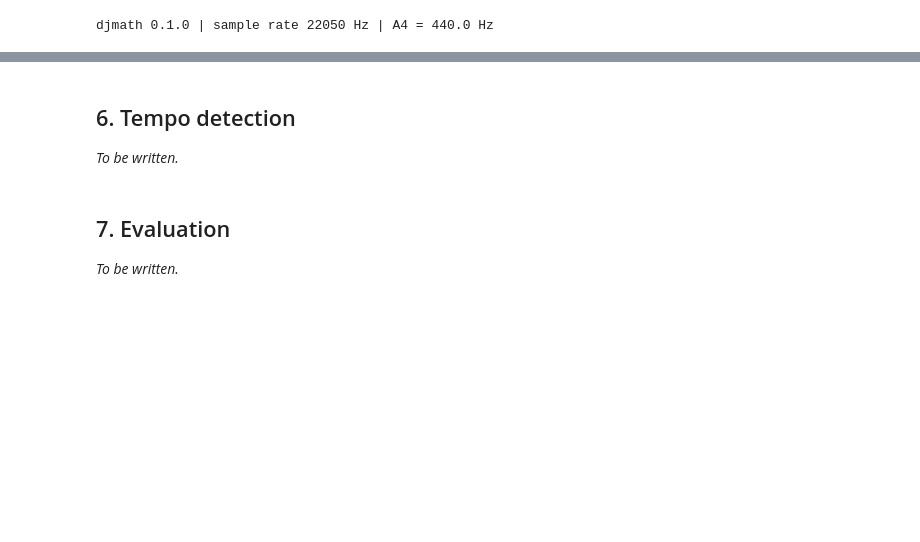
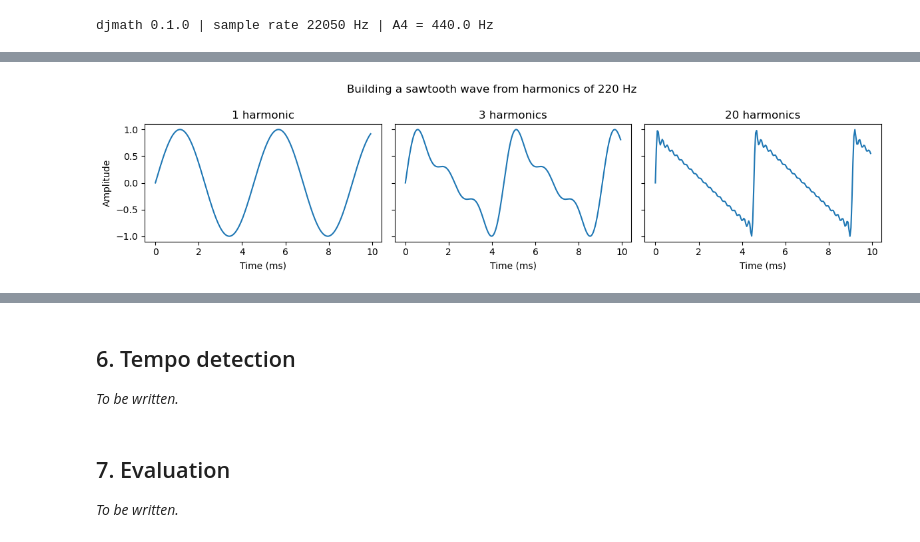
Before and after one commit to y0vladimirova/math-behind-the-mix, a Jupyter notebook: main.ipynb, the cells around one changed output, grey strips where cells are left out. Cells and saved outputs as stored; diff of their text form; code cells hidden in the pictures; blank space fills up the shorter version.

```diff
--- a/main.ipynb
+++ b/main.ipynb
@@ -93,0 +141,16 @@ djmath 0.1.0 | sample rate 22050 Hz | A4 = 440.0 Hz
+# %%
+from djmath.signals import harmonic_tone
+
+fig, axes = plt.subplots(1, 3, figsize=(12, 3), sharey=True)
+t_ms = time_axis(0.01) * 1000
+
+for ax, n in zip(axes, [1, 3, 20]):
+    ax.plot(t_ms, harmonic_tone(220, duration=0.01, n_harmonics=n))
+    ax.set_title(f"{n} harmonic{'s' if n > 1 else ''}")
+    ax.set_xlabel("Time (ms)")
+axes[0].set_ylabel("Amplitude")
+plt.suptitle("Building a sawtooth wave from harmonics of 220 Hz")
+plt.tight_layout()
+plt.show()
+# %% [output]
+[figure, added]
```
Also changed, not shown: parts of 86 cells of this notebook, 6 other files.
